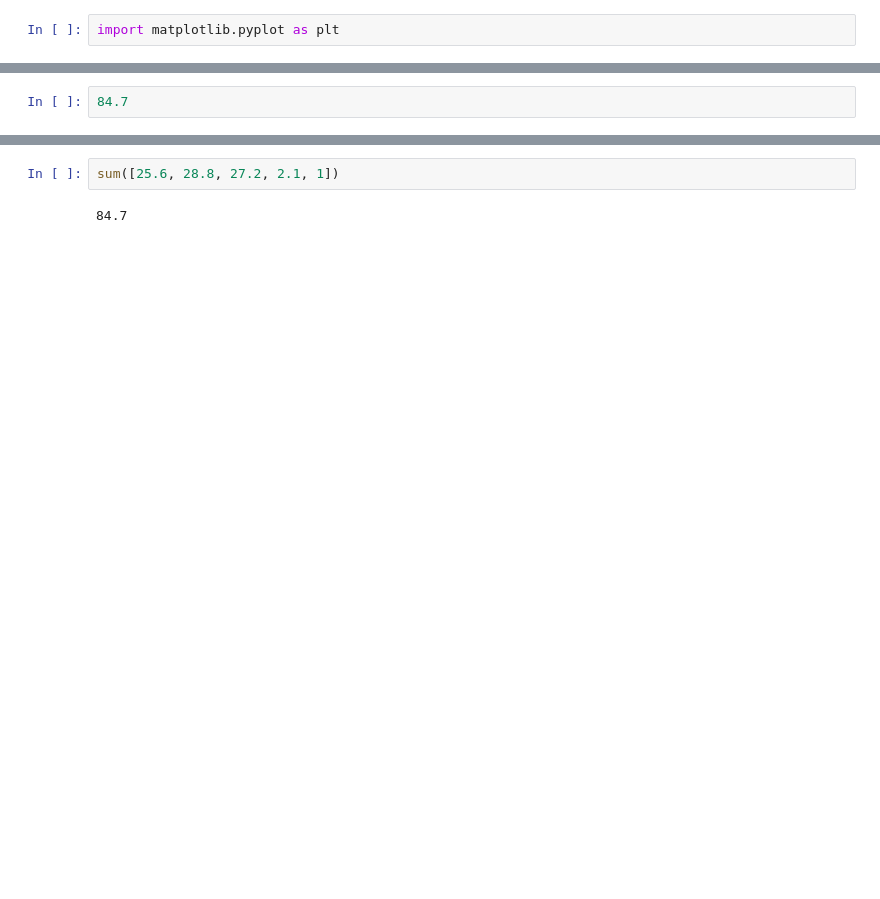
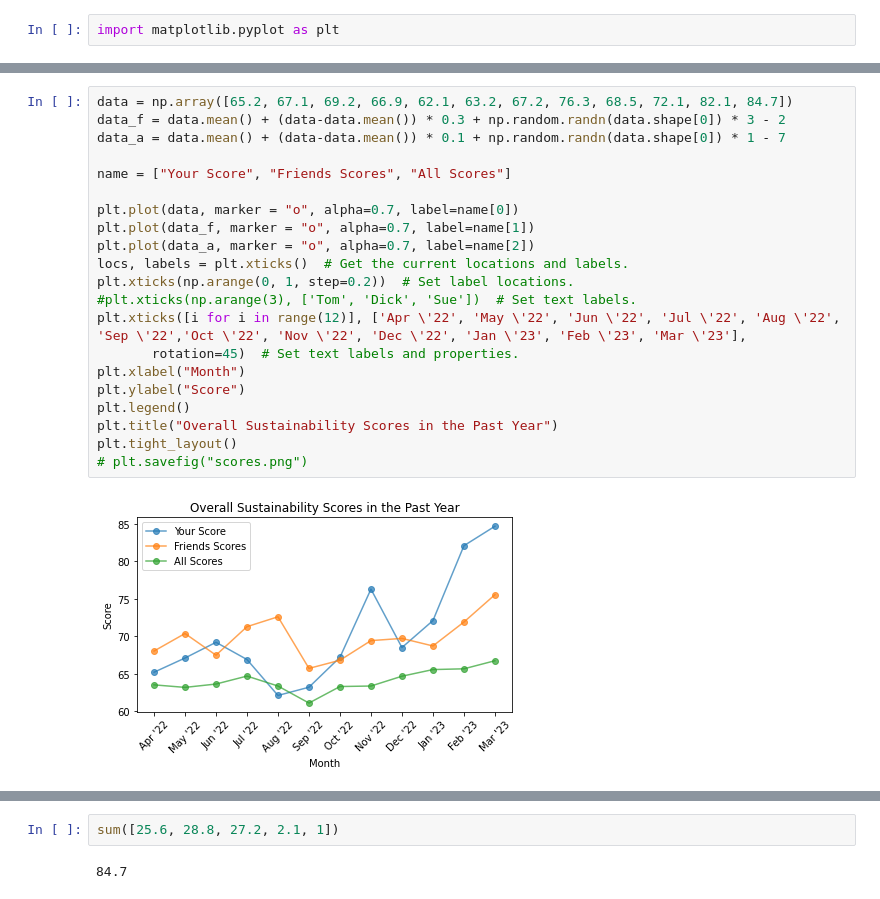
Before and after one commit to evanzwang/hacktech2023, a Jupyter notebook: graphs.ipynb, the cells around one changed output, grey strips where cells are left out. Cells and saved outputs as stored; diff of their text form; blank space fills up the shorter version.

```diff
--- a/graphs.ipynb
+++ b/graphs.ipynb
@@ -19,2 +19,23 @@ plt.savefig("scores.png")
-# %%
-84.7
+# %%
+data = np.array([65.2, 67.1, 69.2, 66.9, 62.1, 63.2, 67.2, 76.3, 68.5, 72.1, 82.1, 84.7])
+data_f = data.mean() + (data-data.mean()) * 0.3 + np.random.randn(data.shape[0]) * 3 - 2
+data_a = data.mean() + (data-data.mean()) * 0.1 + np.random.randn(data.shape[0]) * 1 - 7
+
+name = ["Your Score", "Friends Scores", "All Scores"]
+
+plt.plot(data, marker = "o", alpha=0.7, label=name[0])
+plt.plot(data_f, marker = "o", alpha=0.7, label=name[1])
+plt.plot(data_a, marker = "o", alpha=0.7, label=name[2])
+locs, labels = plt.xticks()  # Get the current locations and labels.
+plt.xticks(np.arange(0, 1, step=0.2))  # Set label locations.
+#plt.xticks(np.arange(3), ['Tom', 'Dick', 'Sue'])  # Set text labels.
+plt.xticks([i for i in range(12)], ['Apr \'22', 'May \'22', 'Jun \'22', 'Jul \'22', 'Aug \'22', 'Sep \'22','Oct \'22', 'Nov \'22', 'Dec \'22', 'Jan \'23', 'Feb \'23', 'Mar \'23'],
+       rotation=45)  # Set text labels and properties.
+plt.xlabel("Month")
+plt.ylabel("Score")
+plt.legend()
+plt.title("Overall Sustainability Scores in the Past Year")
+plt.tight_layout()
+# plt.savefig("scores.png")
+# %% [output]
+[figure, added]
```
Also changed, not shown: parts of 2 cells of this notebook, 3 other files.
